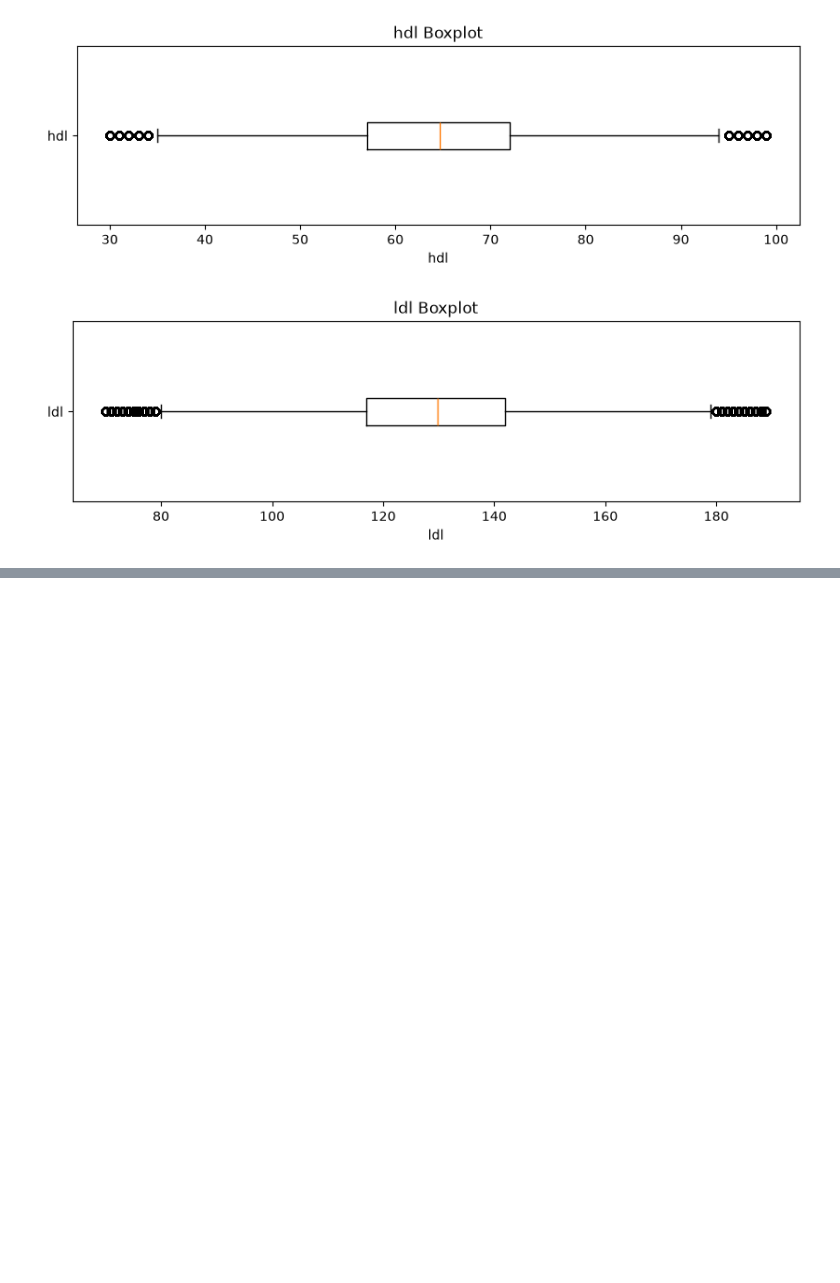
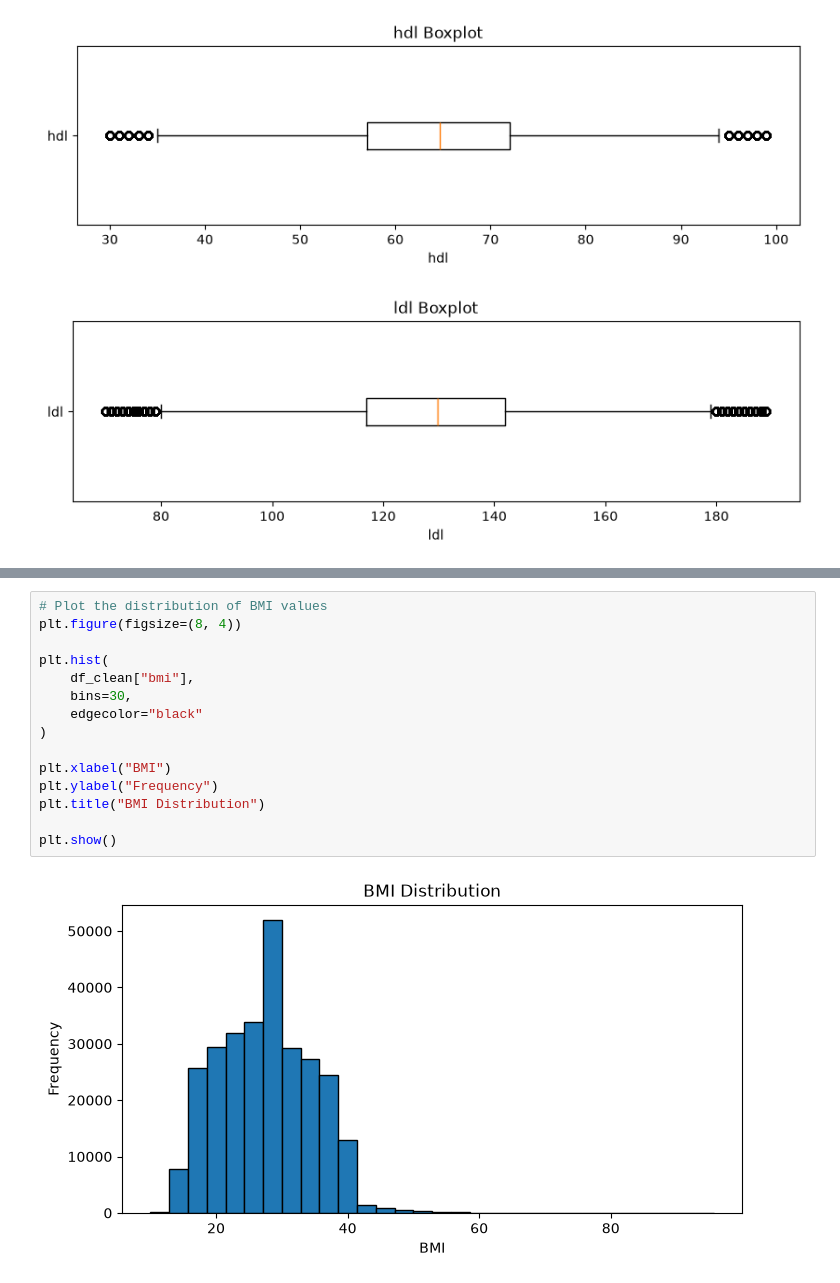
Before and after one commit to fatehbhular/Heart-Disease-Prediction-Model, a Jupyter notebook: notebooks/Task_3_Data Cleansing and Transformation.ipynb, the cells around one changed output, grey strips where cells are left out. Saved outputs shown, nothing was run; the diff lists cells and outputs as text; blank space fills up the shorter version.

```diff
--- a/notebooks/Task_3_Data Cleansing and Transformation.ipynb
+++ b/notebooks/Task_3_Data Cleansing and Transformation.ipynb
@@ -594,0 +749,17 @@ Error:
+# %%
+# Plot the distribution of BMI values
+plt.figure(figsize=(8, 4))
+
+plt.hist(
+    df_clean["bmi"],
+    bins=30,
+    edgecolor="black"
+)
+
+plt.xlabel("BMI")
+plt.ylabel("Frequency")
+plt.title("BMI Distribution")
+
+plt.show()
+# %% [output]
+[figure, added]
```
Also changed, not shown: parts of 16 cells of this notebook, 4 other files.
